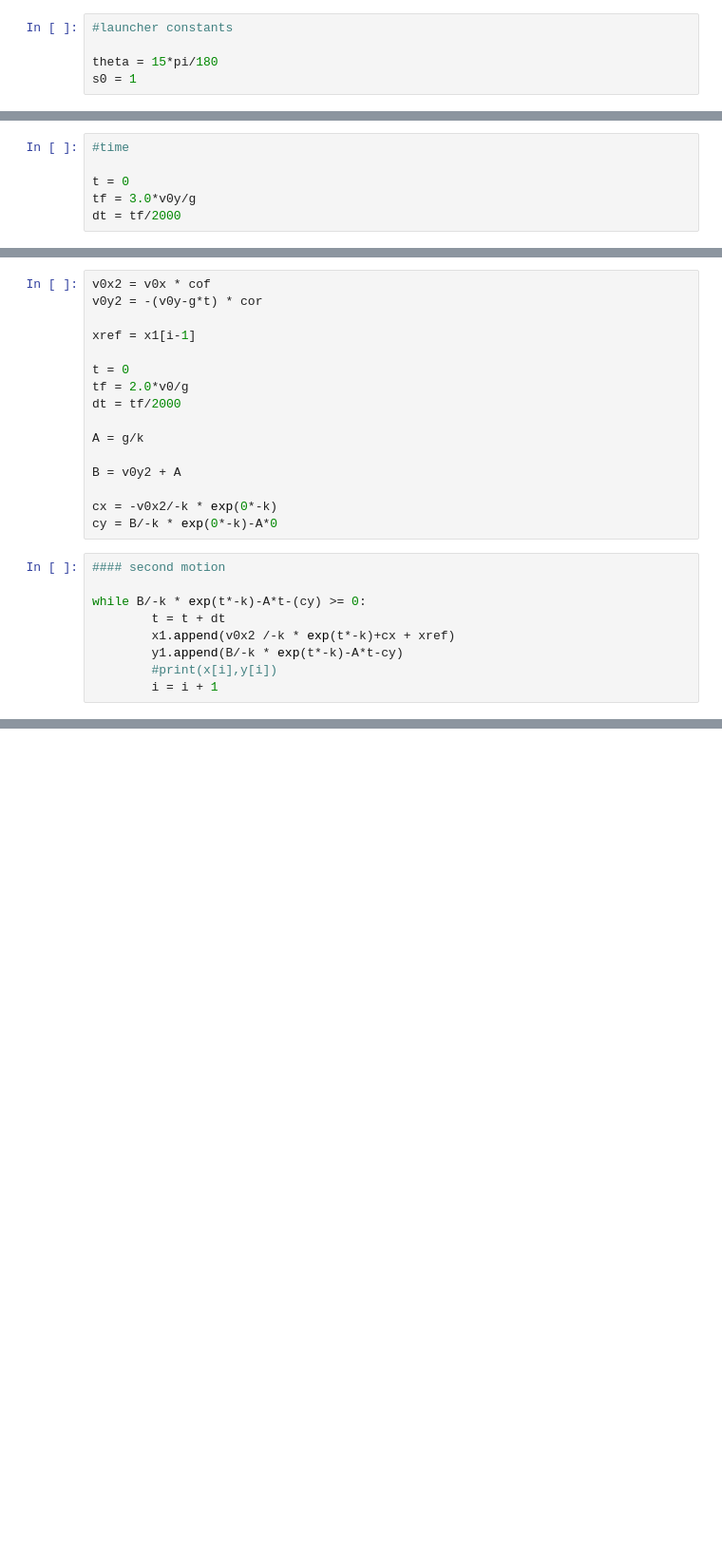
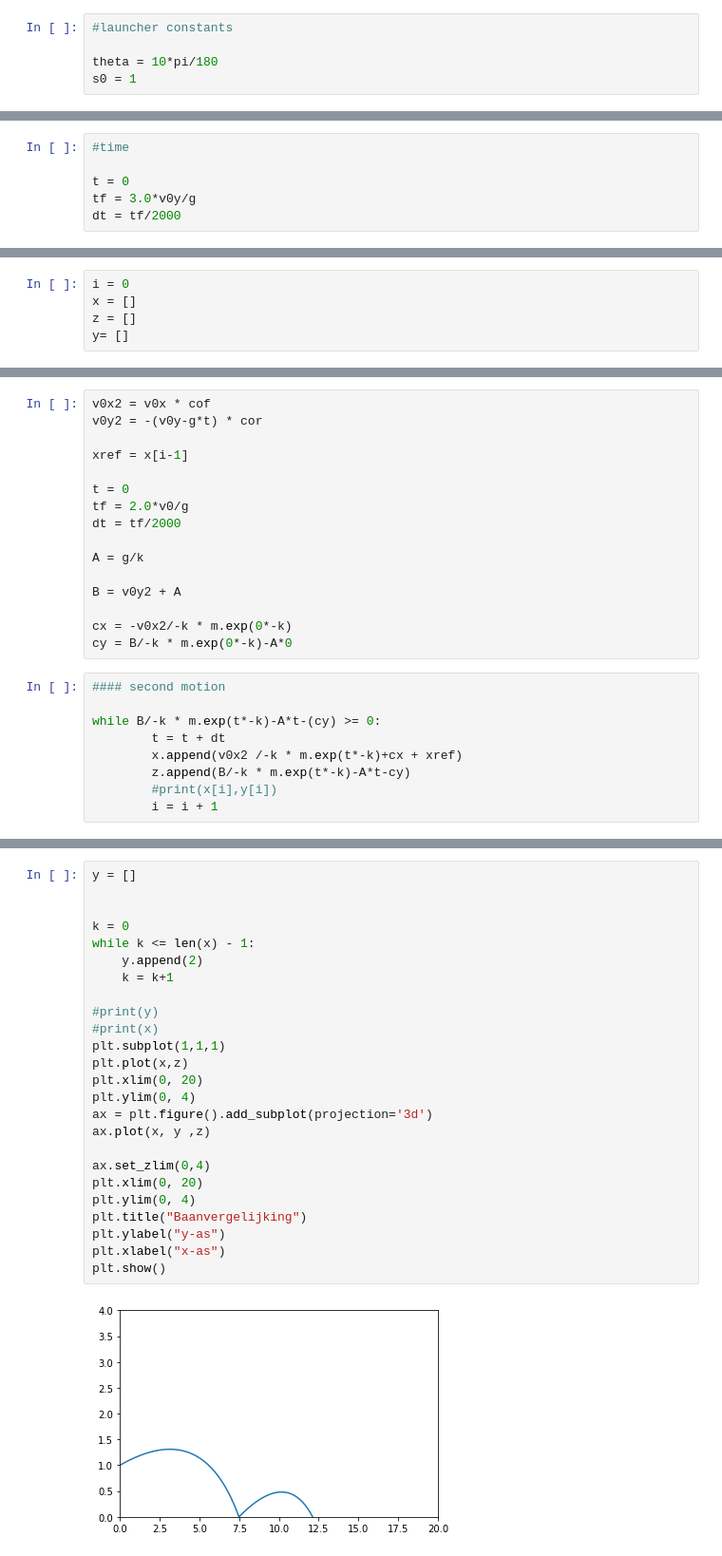
Before and after one commit to shiitprogrammer/Tennisballauncher, a Jupyter notebook: test.ipynb, the cells around one changed output, grey strips where cells are left out. Shown: that part at 95% size. Saved outputs shown, nothing was run; the diff lists cells and outputs as text; blank space fills up the shorter version.

```diff
--- a/test.ipynb
+++ b/test.ipynb
@@ -33,5 +32,5 @@ cof = 0.72
 # %%
 #launcher constants
 
-theta = 15*pi/180
+theta = 10*pi/180
 s0 = 1
@@ -80,3 +62,8 @@ y1 = []
+# %%
+i = 0
+x = []
+z = []
+y= []
 # %%
 
 #### first motion
@@ -95,7 +77,7 @@ print(t)
 v0x2 = v0x * cof
 v0y2 = -(v0y-g*t) * cor
 
-xref = x1[i-1]
+xref = x[i-1]
 
 t = 0
 tf = 2.0*v0/g
@@ -105,14 +87,14 @@ A = g/k
 
 B = v0y2 + A
 
-cx = -v0x2/-k * exp(0*-k)
-cy = B/-k * exp(0*-k)-A*0
+cx = -v0x2/-k * m.exp(0*-k)
+cy = B/-k * m.exp(0*-k)-A*0
 # %%
 #### second motion
 
-while B/-k * exp(t*-k)-A*t-(cy) >= 0:
+while B/-k * m.exp(t*-k)-A*t-(cy) >= 0:
         t = t + dt
-        x1.append(v0x2 /-k * exp(t*-k)+cx + xref)
-        y1.append(B/-k * exp(t*-k)-A*t-cy)
+        x.append(v0x2 /-k * m.exp(t*-k)+cx + xref)
+        z.append(B/-k * m.exp(t*-k)-A*t-cy)
         #print(x[i],y[i])
         i = i + 1
@@ -129,0 +101,27 @@ plt.show()
+# %%
+y = []
+
+
+k = 0
+while k <= len(x) - 1:
+    y.append(2)
+    k = k+1
+
+#print(y)
+#print(x)
+plt.subplot(1,1,1)
+plt.plot(x,z)
+plt.xlim(0, 20)
+plt.ylim(0, 4)
+ax = plt.figure().add_subplot(projection='3d')
+ax.plot(x, y ,z)
+
+ax.set_zlim(0,4)
+plt.xlim(0, 20)
+plt.ylim(0, 4)
+plt.title("Baanvergelijking")
+plt.ylabel("y-as")
+plt.xlabel("x-as")
+plt.show()
+# %% [output]
+[figure, added]
```
Also changed, not shown: parts of 10 cells of this notebook, 3 other files.
